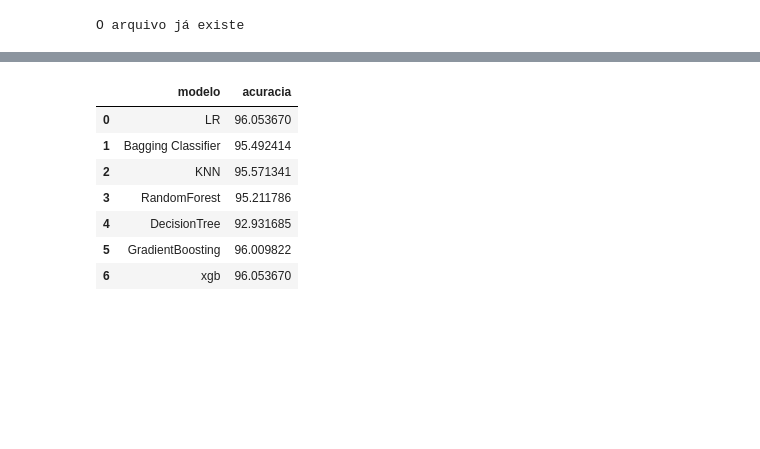
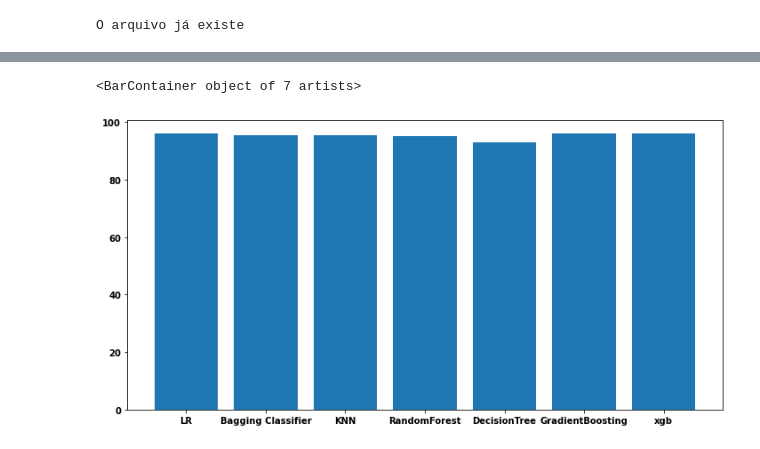
Before and after one commit to leandrofusco/Santander_Customer_Satisfaction, a Jupyter notebook: Projeto_Santander.ipynb, the cells around one changed output, grey strips where cells are left out. Cells and saved outputs as stored; diff of their text form; code cells hidden in the pictures; blank space fills up the shorter version.

```diff
--- a/Projeto_Santander.ipynb
+++ b/Projeto_Santander.ipynb
@@ -806,15 +813,9 @@ else:
 # %%
 info_df_pca = carregar_tabela('acuracia_modelos_pca')
-info_df_pca
+plt.bar(info_df_pca.modelo, info_df_pca.acuracia)
 # %% [output]
-|  | modelo | acuracia |
-| 0 | LR | 96.053670 |
-| 1 | Bagging Classifier | 95.492414 |
-| 2 | KNN | 95.571341 |
-| 3 | RandomForest | 95.211786 |
-| 4 | DecisionTree | 92.931685 |
-| 5 | GradientBoosting | 96.009822 |
-| 6 | xgb | 96.053670 |
+<BarContainer object of 7 artists>
+[figure, added]
 # %%
 
 if os.path.exists('acuracia_modelos_upsample'):
```
Also changed, not shown: parts of 37 cells of this notebook.
